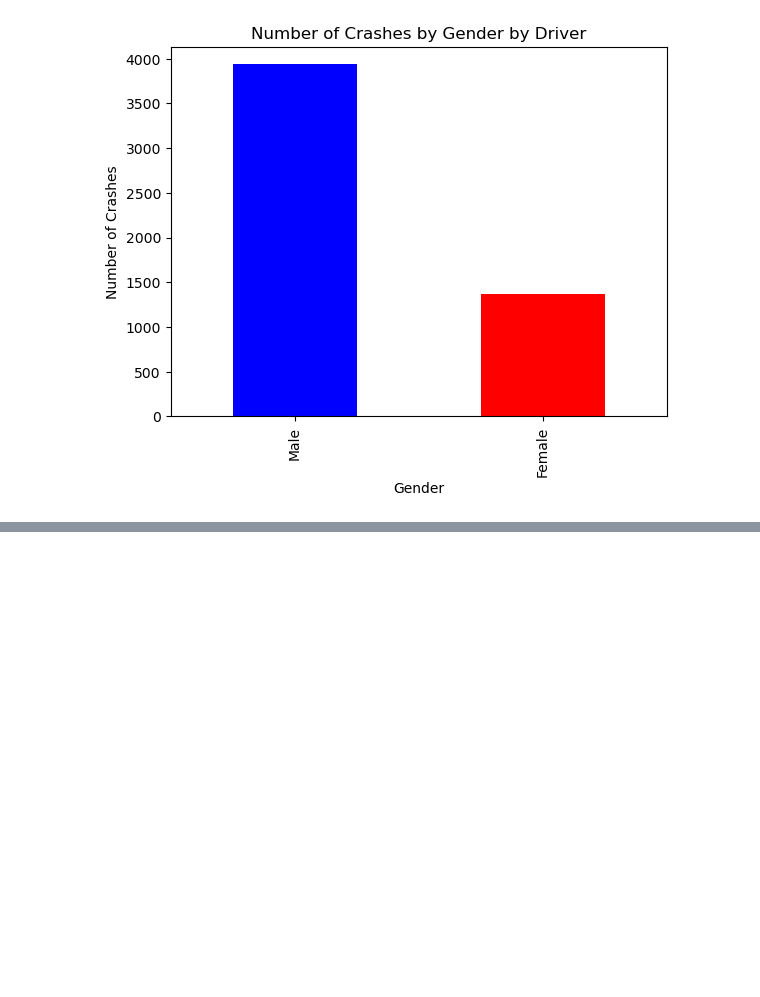
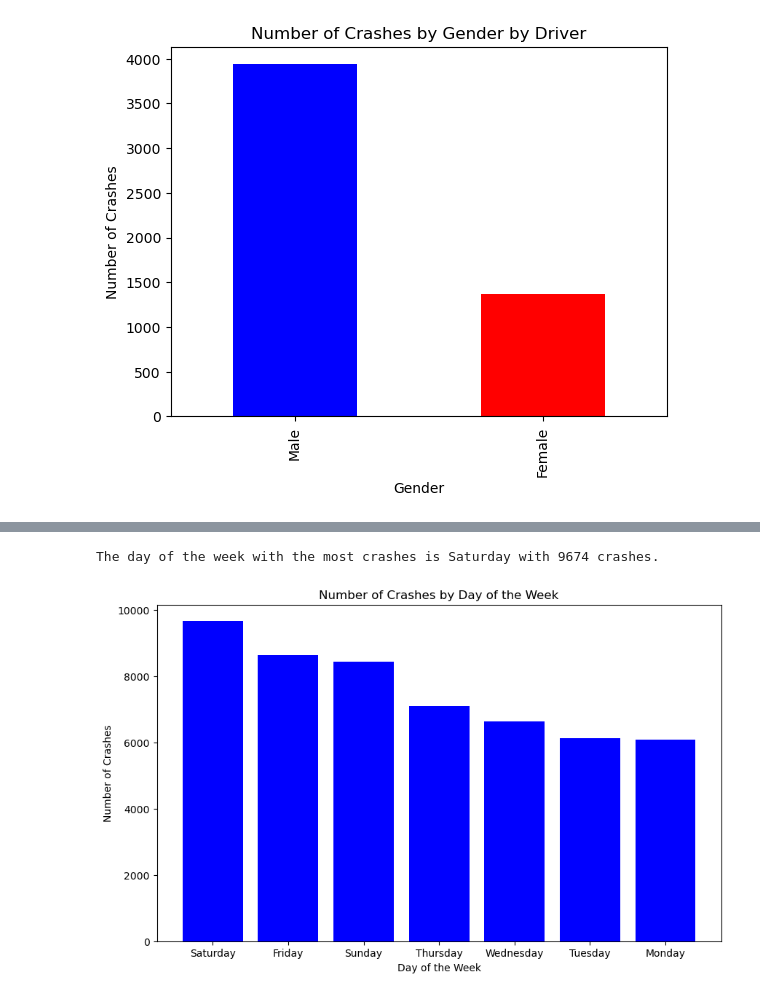
Before and after one commit to Kapedes/project-1-group-2, a Jupyter notebook: Project_1_Final.ipynb, the cells around one changed output, grey strips where cells are left out. Cells and saved outputs as stored; diff of their text form; code cells hidden in the pictures; blank space fills up the shorter version.

```diff
--- a/Project_1_Final.ipynb
+++ b/Project_1_Final.ipynb
@@ -717,0 +730,23 @@ plt.show()
+# %%
+# Group by the "Dayweek" column and count the number of crashes
+dayweek_crashes = cleaned_crash_data_1_df.groupby("Dayweek").size().reset_index(name='Crash Count')
+
+# Sort the DataFrame by "Crash Count" in descending order
+dayweek_crashes = dayweek_crashes.sort_values(by='Crash Count', ascending=False)
+
+# Find the day of the week with the maximum crashes
+dayweek_with_most_crashes = dayweek_crashes.iloc[0]
+
+# Print the result
+print(f"The day of the week with the most crashes is {dayweek_with_most_crashes['Dayweek']} with {dayweek_with_most_crashes['Crash Count']} crashes.")
+
+# Plotting the bar chart
+plt.figure(figsize=(10, 6))
+plt.bar(dayweek_crashes['Dayweek'], dayweek_crashes['Crash Count'], color='blue')
+plt.title('Number of Crashes by Day of the Week')
+plt.xlabel('Day of the Week')
+plt.ylabel('Number of Crashes')
+plt.show()
+# %% [output]
+The day of the week with the most crashes is Saturday with 9674 crashes.
+[figure, added]
```
Also changed, not shown: parts of 1 cell of this notebook.
